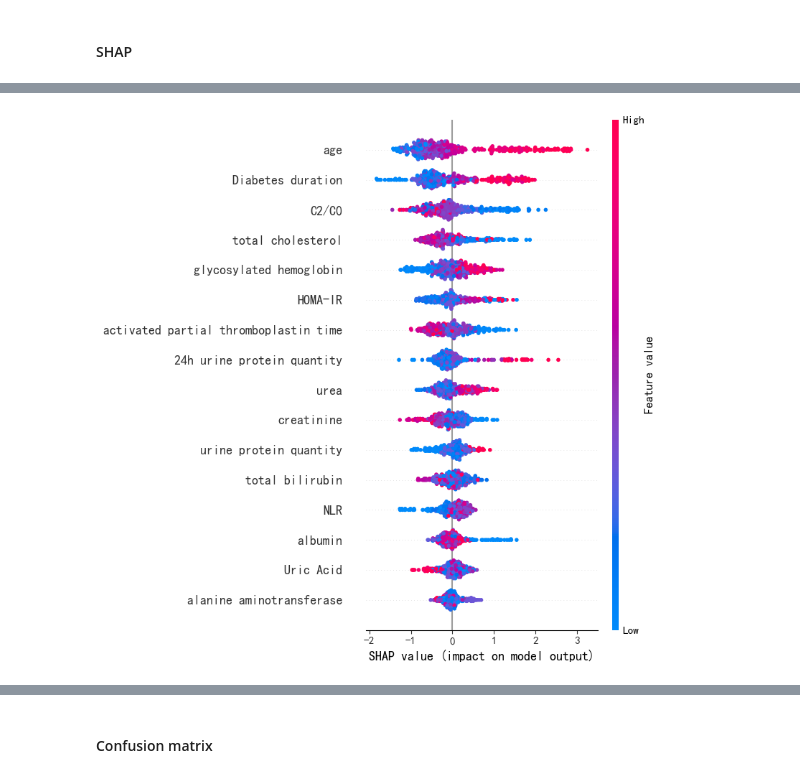
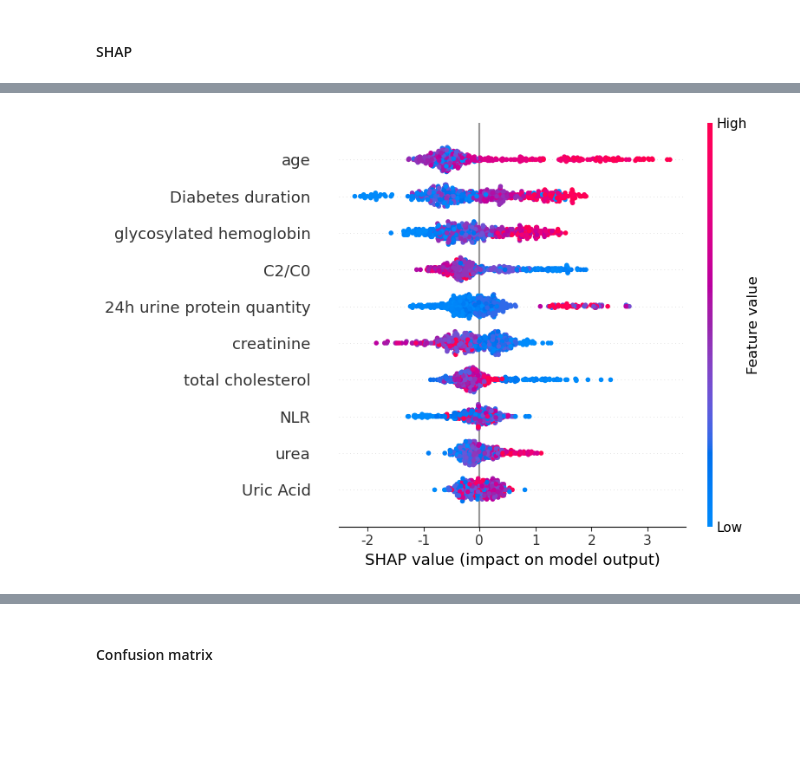
Before and after one commit to Step2312/Code, a Jupyter notebook: dpn/dpn-版本11987.ipynb, the cells around one changed output, grey strips where cells are left out. Drawn from its saved outputs; the diff is of its cells as text; code cells hidden in the pictures; blank space fills up the shorter version.

```diff
--- a/dpn/dpn-版本11987.ipynb
+++ b/dpn/dpn-版本11987.ipynb
@@ -96,11 +152,3 @@ dpn['weight']=dpn['weight'].copy().replace('未测',np.nan)
-# %%
-import matplotlib.pyplot as plt
-import numpy as np
-import missingno as msno
-# plt.rcParams["font.sans-serif"]=["SimHei"]
-plt.rcParams["axes.unicode_minus"]=False
-
-# msno.bar(dpn,labels=True,sort='descending')
 # %%
 dpn.drop(columns=[zh2en['餐后30分钟C肽'],zh2en['餐后30分钟胰岛素']],inplace=True)
 dpn.drop(columns=[zh2en['餐后60分钟C肽'],zh2en['餐后60分钟胰岛素'],zh2en['糖化血清蛋白'],zh2en['脂蛋白a'],zh2en['载脂蛋白E'],zh2en['载脂蛋白B'],zh2en['载脂蛋白A1'],zh2en['餐后120分钟胰岛素']],inplace=True)
@@ -309,10 +388,6 @@ def objective(trial):
         X_resampled, y_resampled, test_size=0.3, random_state=43)
     param = {
         'verbosity': 0,
-        'eval_metric': 'logloss',
-        'objective': 'binary:logistic',
-        'tree_method': 'exact',
-        'booster': 'dart',
         'n_estimators':trial.suggest_int('n_estimators',100,500,step=50),
         'max_depth': trial.suggest_int("max_depth", 8,20,step=2),
         'grow_policy': trial.suggest_categorical("grow_policy", ['depthwise', 'lossguide']),
@@ -327,7 +402,10 @@ def objective(trial):
     clf_xgb = xgb.XGBClassifier(**param).fit(train_x, train_y)
     preds = clf_xgb.predict(valid_x)
     return accuracy_score(valid_y, preds)
-study = optuna.create_study(direction="maximize")
+
+pruner = optuna.pruners.MedianPruner(n_warmup_steps=5)
+optuna_sampler = optuna.samplers.RandomSampler(seed=43)
+study = optuna.create_study(sampler=optuna_sampler,pruner=pruner,direction="maximize")
 if TRAIN_XGB:
     study.optimize(objective, n_trials=100, timeout=600)
     logger.info(f'调参结束，最佳结果为:{study.best_value}')
@@ -354,6 +432,7 @@ Accuracy = []
 Precision = []
 Recall = []
 F1 = []
+AUC_XGB = []
 if TRAIN_XGB:
     clf_xgb = xgb.XGBClassifier(**study.best_params)
 else:
@@ -372,8 +451,11 @@ for train_index, test_index in kf.split(X_resampled,y_resampled):
     Recall.append(recall)
     f1 = f1_score(y_resampled[test_index], preds)
     F1.append(f1)
+    auc = roc_auc_score(y_resampled[test_index], preds)
+    AUC_XGB.append(auc)
     logger.warning(f'{round(np.mean(accuracy), 3)}\t{round(np.mean(precision), 3)}\t'
                    f'{round(np.mean(recall), 3)}\t{round(np.mean(f1), 3)}')
+# print(AUC_XGB)
 logger.warning(f'accuracy\t\tmean:{round(np.mean(Accuracy), 3)}\tstd:{round(np.std(Accuracy), 3)}')
 logger.warning(f'precision\t\tmean:{round(np.mean(Precision), 3)}\tstd:{round(np.std(Precision), 3)}')
 logger.warning(f'recall\t\tmean:{round(np.mean(Recall), 3)}\tstd:{round(np.std(Recall), 3)}')
@@ -401,2 +483,16 @@ if round(np.mean(Accuracy), 3) >=0.8:
 # %% [markdown]
 #### SHAP
+# %%
+from sklearn.model_selection import train_test_split
+data = pd.read_excel('../output/data/dpn_resampled.xlsx')
+X_shap = data.drop(columns='Category')
+y_shap = data['Category']
+random_state = 43
+X_shap_train,X_shap_test,y_shap_train,y_shap_test = train_test_split(X_shap,y_shap,test_size=0.3,random_state=random_state)
+clf_xgb.fit(X_shap_train,y_shap_train)
+explainer = shap.TreeExplainer(clf_xgb)
+shap_values_XGBoost_test = explainer.shap_values(X_shap_test)
+fig,axis = plt.subplots(figsize=(4,4))
+shap.summary_plot(shap_values_XGBoost_test, X_shap_test,max_display=10,show=False)
+plt.savefig(f'../output/picture/XGBoost_shap_{random_state}.tiff',dpi=300,bbox_inches='tight')
+plt.show()
@@ -403,12 +504,15 @@ if round(np.mean(Accuracy), 3) >=0.8:
 # %%
 from sklearn.model_selection import train_test_split
-data = pd.read_excel('../output/dpn/data/dpn_resampled.xlsx')
+data = pd.read_excel('../output/data/dpn_resampled.xlsx')
 X_shap = data.drop(columns='Category')
 y_shap = data['Category']
-X_shap_train,X_shap_test,y_shap_train,y_shap_test = train_test_split(X_shap,y_shap,test_size=0.3,random_state=43)
+random_state = 49
+X_shap_train,X_shap_test,y_shap_train,y_shap_test = train_test_split(X_shap,y_shap,test_size=0.3,random_state=random_state)
 clf_xgb.fit(X_shap_train,y_shap_train)
 explainer = shap.TreeExplainer(clf_xgb)
 shap_values_XGBoost_test = explainer.shap_values(X_shap_test)
-shap.summary_plot(shap_values_XGBoost_test, X_shap_test)
+shap.summary_plot(shap_values_XGBoost_test, X_shap_test,max_display=10,show=False)
+plt.savefig(f'../output/picture/XGBoost_shap_{random_state}.tiff',dpi=300,bbox_inches='tight')
+plt.show()
 # %% [output]
-[figure, old version]
+[figure, new version]
```
Also changed, not shown: parts of 43 cells of this notebook, 12 other files.
